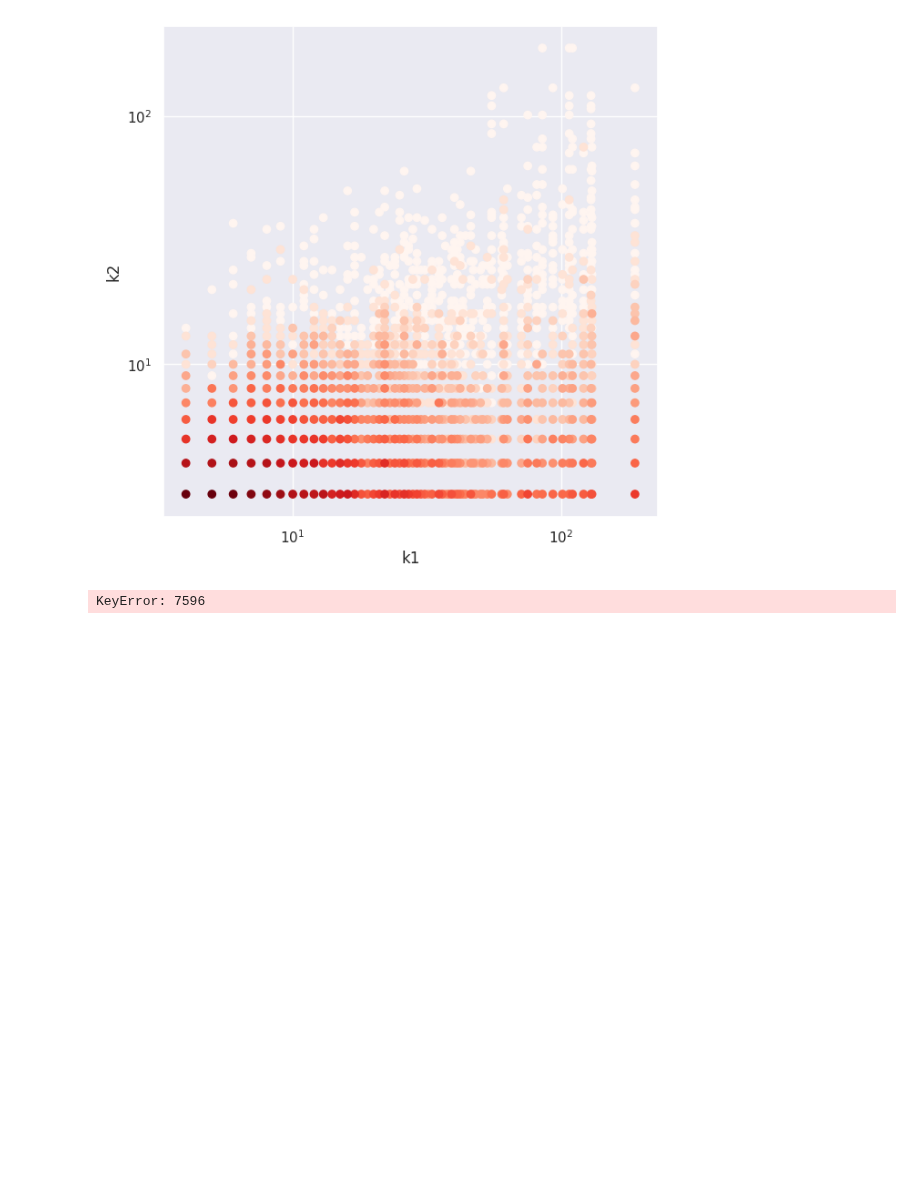
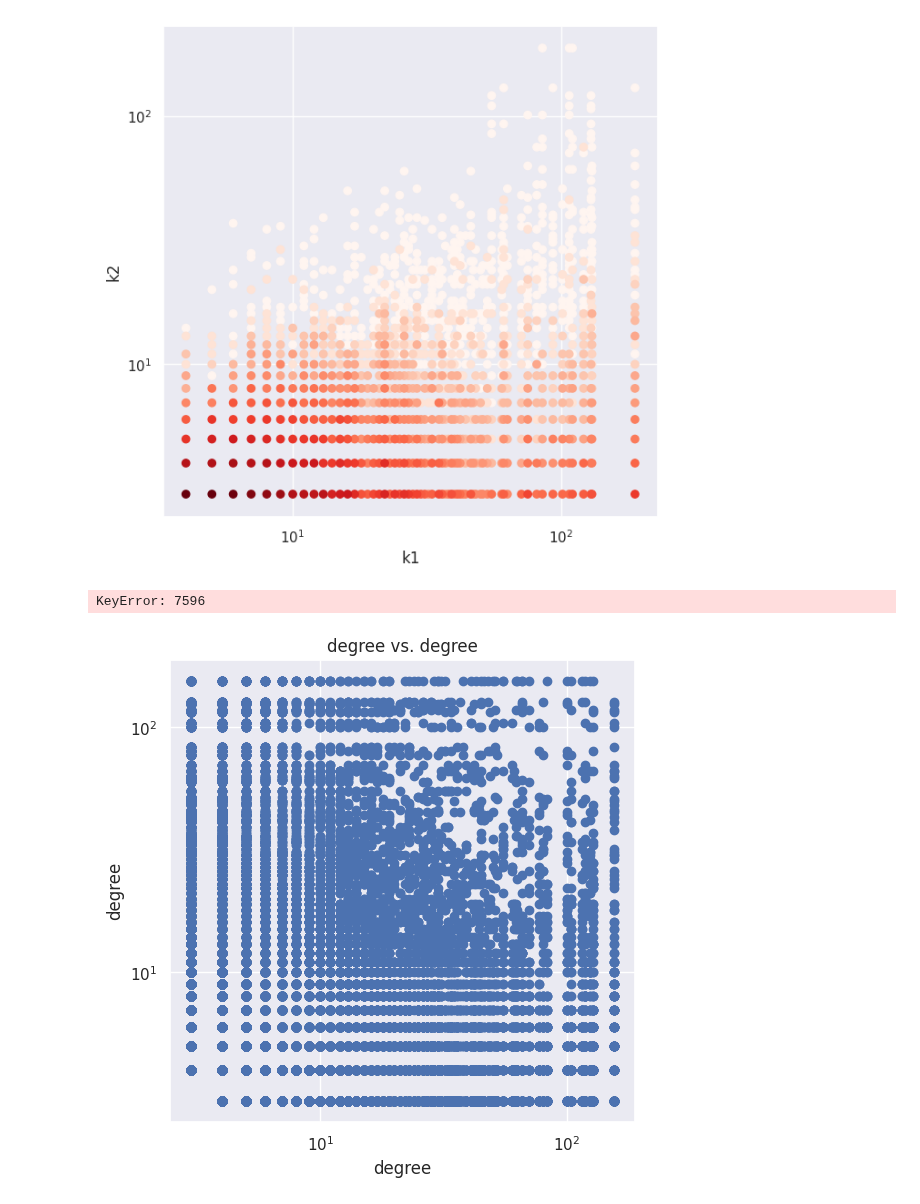
Before and after one commit to viggo-gascou/network-analysis, a Jupyter notebook: link_pred.ipynb, the cells around one changed output. Drawn from its saved outputs; the diff is of its cells as text; code cells hidden in the pictures; blank space fills up the shorter version.

```diff
--- a/link_pred.ipynb
+++ b/link_pred.ipynb
@@ -422,3 +423,14 @@ ax.set_xscale("log")
 plt.show()
 # %% [output]
 KeyError: 7596
+# %%
+test = [(PALG.degree(n), PALG.degree(n2)) for n in PALG.nodes for n2 in PALG.neighbors(n)]
+test1 = [i[0] for i in test]
+test2 = [i[1] for i in test]
+fig, ax = plt.subplots(figsize=(6,6))
+ax.set(xlabel="degree", ylabel="degree", title="degree vs. degree")
+ax.set(yscale="log",xscale="log")
+plt.scatter(test1, test2)
+plt.show()
+# %% [output]
+[figure, added]
```
Also changed, not shown: parts of 4 cells of this notebook, 4 other files.
